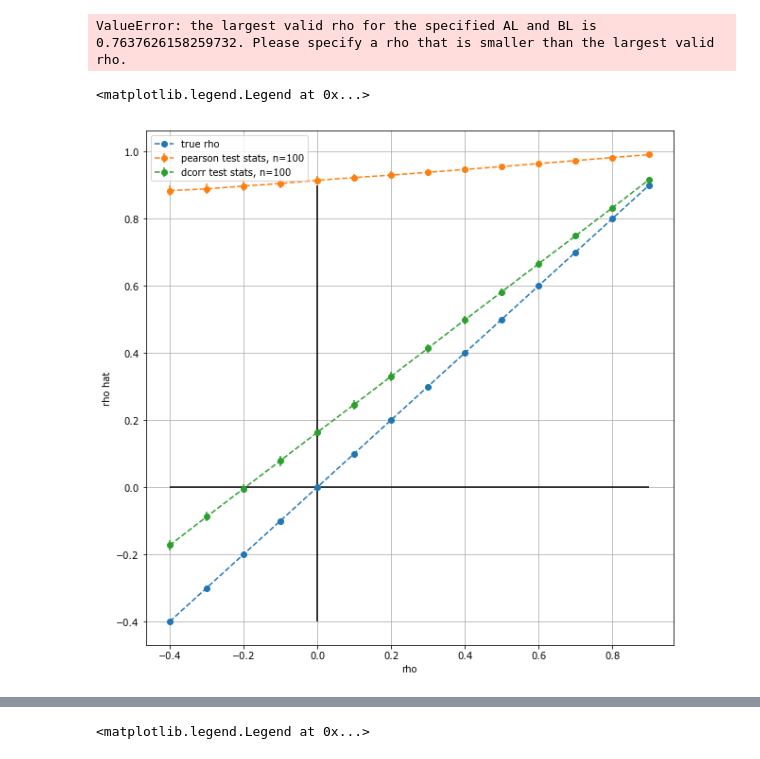
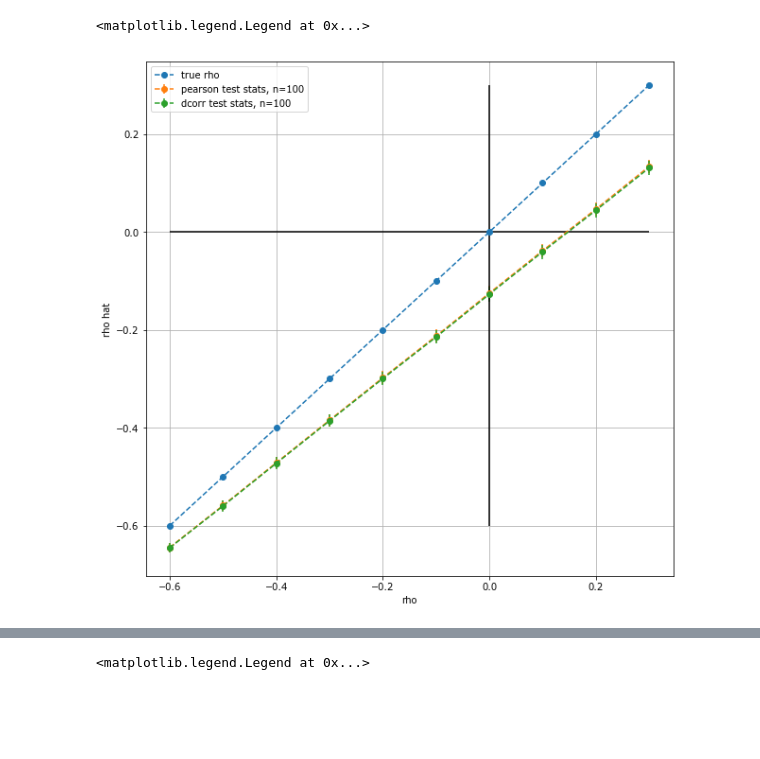
Before and after one commit to junhaobearxiong/graph_independence_test, a Jupyter notebook: notebooks/simulations/2019-05-07_rho_vs_dcorr.ipynb, the cells around one changed output, grey strips where cells are left out. Saved outputs shown, nothing was run; the diff lists cells and outputs as text; code cells hidden in the pictures; blank space fills up the shorter version.

```diff
--- a/notebooks/simulations/2019-05-07_rho_vs_dcorr.ipynb
+++ b/notebooks/simulations/2019-05-07_rho_vs_dcorr.ipynb
@@ -20,42 +20,69 @@ from utils import sbm_params, pearson_power, identity, to_distance_mtx, to_kerne
 # %%
 rho_arr = np.around(np.linspace(-0.3, 0.9, 14), 1)
-P1 = sbm_params(a=0.7, b=0.4)
-P2 = sbm_params(a=0.8, b=0.3)
+P1 = sbm_params(a=0.7, b=0.3)
+P2 = sbm_params(a=0.7, b=0.3)
 k = 2
 n = 100
 mc = 500
-sbm_ts_dict1 = {'pearson': np.zeros((rho_arr.size, mc)),
+sbm_ts = {'pearson': np.zeros((rho_arr.size, mc)),
           'dcorr': np.zeros((rho_arr.size, mc))}
 test_names = ['pearson', 'dcorr']
-
-for name in test_names:
-    if name == 'pearson':
-        indept_test = RVCorr(which_test='pearson')
-    elif name == 'dcorr':
-        indept_test = DCorr(compute_distance_matrix=identity)
-    for i, rho in tqdm(enumerate(rho_arr)):
-        for j in range(mc):
-            A, B = rho_sbm_marg(rho=rho, AL=P1, BL=P2, k=k, n=n)
-            test_stat_alt, _ = indept_test.test_statistic(
-                matrix_X=to_distance_mtx(A),
-                matrix_Y=to_distance_mtx(B))
-            sbm_ts_dict1[name][i, j] = test_stat_alt
+for i, rho in tqdm(enumerate(rho_arr)):
+    for j in range(mc):
+        A, B = rho_sbm_marg(rho=rho, AL=P1, BL=P2, k=k, n=n)
+        for name in test_names:
+            if name == 'pearson':
+                indept_test = RVCorr(which_test='pearson')
+                test_stat_alt, _ = indept_test.test_statistic(
+                    matrix_X=triu_no_diag(A),
+                    matrix_Y=triu_no_diag(B))
+            elif name == 'dcorr':
+                indept_test = DCorr(compute_distance_matrix=identity)
+                test_stat_alt, _ = indept_test.test_statistic(
+                    matrix_X=to_distance_mtx(A),
+                    matrix_Y=to_distance_mtx(B))
+            sbm_ts[name][i, j] = test_stat_alt
-# %% [output]
-ValueError: the largest valid rho for the specified AL and BL is 0.7637626158259732. Please specify a rho that is smaller than the largest valid rho.
+# %%
+rho_arr = np.around(np.linspace(-0.6, 0.3, 10), 1)
+P1 = sbm_params(a=0.7, b=0.3)
+P2 = sbm_params(a=0.2, b=0.5)
+k = 2
+n = 100
+mc = 500
+sbm_marg_ts = {'pearson': np.zeros((rho_arr.size, mc)),
+          'dcorr': np.zeros((rho_arr.size, mc))}
+test_names = ['pearson', 'dcorr']
+for i, rho in tqdm(enumerate(rho_arr)):
+    for j in range(mc):
+        A, B = rho_sbm_marg(rho=rho, AL=P1, BL=P2, k=k, n=n)
+        for name in test_names:
+            if name == 'pearson':
+                indept_test = RVCorr(which_test='pearson')
+                test_stat_alt, _ = indept_test.test_statistic(
+                    matrix_X=triu_no_diag(A),
+                    matrix_Y=triu_no_diag(B))
+            elif name == 'dcorr':
+                indept_test = DCorr(compute_distance_matrix=identity)
+                test_stat_alt, _ = indept_test.test_statistic(
+                    matrix_X=to_distance_mtx(A),
+                    matrix_Y=to_distance_mtx(B))
+            sbm_marg_ts[name][i, j] = test_stat_alt
 # %%
+with open('../../results/rho_sbm_marg_teststats.pkl', 'rb') as f:
+    ts = pickle.load(f)
 plt.figure(figsize=(10,10))
 plt.plot(rho_arr, rho_arr, label='true rho', marker='o', linestyle='--')
 test_names = ['pearson', 'dcorr']
 for name in test_names:
-    plt.errorbar(rho_arr, np.mean(sbm_ts_dict1[name], axis=1), yerr=np.std(sbm_ts_dict1[name], axis=1),
+    plt.errorbar(rho_arr, np.mean(ts[name], axis=1), yerr=np.std(ts[name], axis=1),
              marker='o', linestyle='--', label='{} test stats, n=100'.format(name))
 
 plt.hlines(y=0, xmin=np.amin(rho_arr), xmax=np.amax(rho_arr))
 plt.vlines(x=0, ymin=np.amin(rho_arr), ymax=np.amax(rho_arr))
 plt.grid()
 plt.xlabel('rho')
 plt.ylabel('rho hat')
 plt.legend()
 # %% [output]
 <matplotlib.legend.Legend at 0x...>
-[figure, old version]
+[figure, new version]
```
Also changed, not shown: parts of 13 cells of this notebook, 4 other files.
